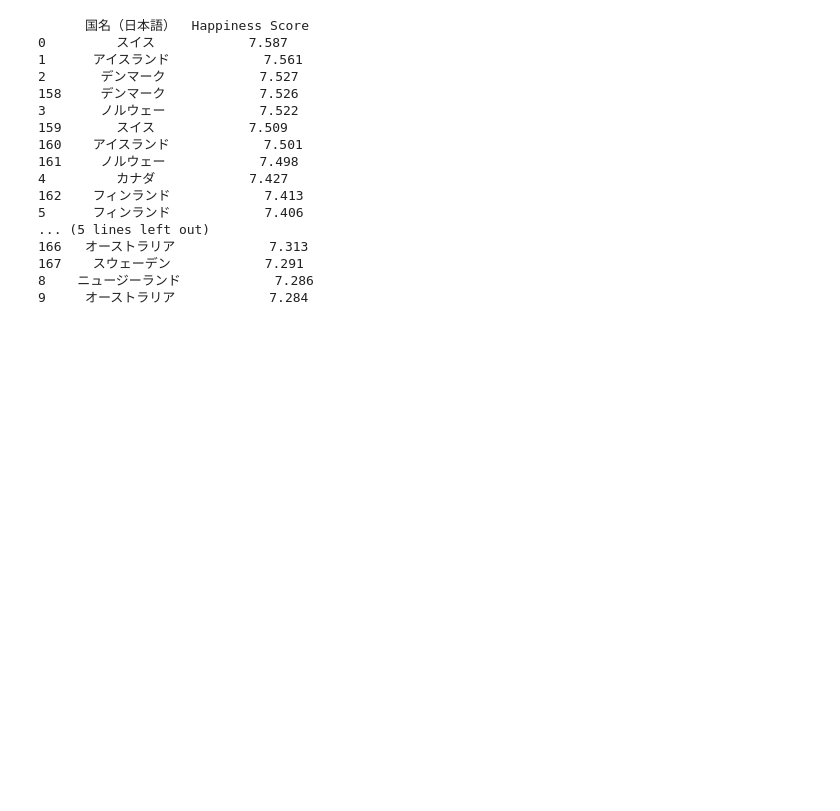
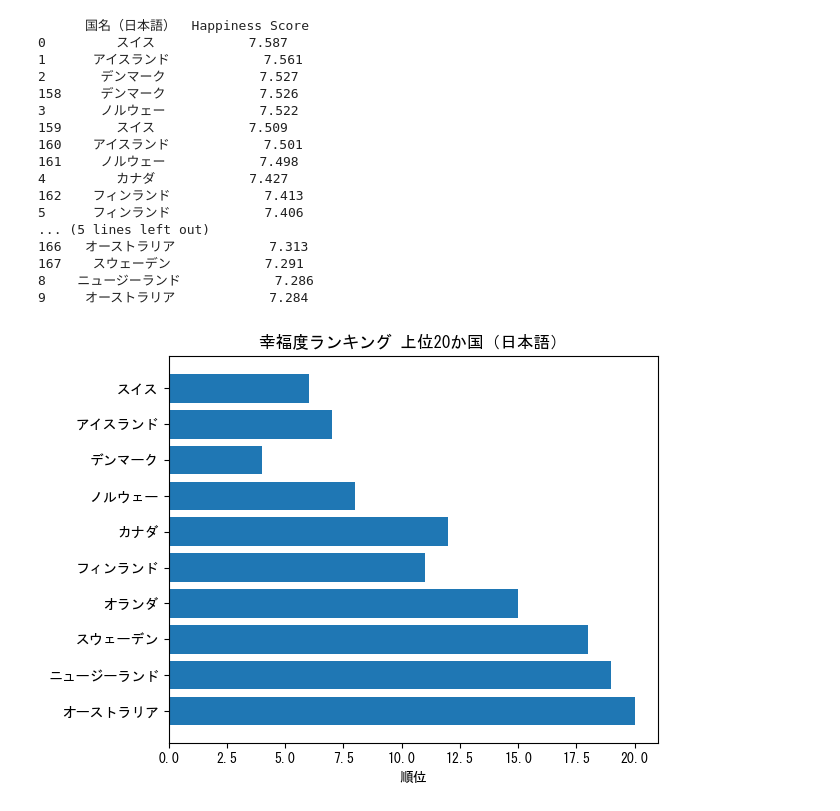
Before and after one commit to a250819a-crypto/me, a Jupyter notebook: week14/part2.ipynb, the cells around one changed output. Drawn from its saved outputs; the diff is of its cells as text; code cells hidden in the pictures; blank space fills up the shorter version.

```diff
--- a/week14/part2.ipynb
+++ b/week14/part2.ipynb
@@ -178,0 +227,40 @@ print(top20[["国名（日本語）", "Happiness Score"]])
+# %%
+import pandas as pd
+import matplotlib.pyplot as plt
+
+# 日本語フォント（□対策）
+plt.rcParams["font.family"] = "MS Gothic"
+
+# CSV読み込み
+df_csv = pd.read_csv("world_happiness_report.csv")
+
+# 必要な列だけ
+df_csv = df_csv.dropna(subset=["Country", "Happiness Score"])
+
+# 国名を日本語に変換
+df_csv["Country_JA"] = df_csv["Country"].map(country_map)
+
+# 日本語に変換できた国だけ残す
+df_csv = df_csv.dropna(subset=["Country_JA"])
+
+# 幸福度で上位20
+df_csv_top20 = (
+    df_csv
+    .sort_values("Happiness Score", ascending=False)
+    .head(20)
+    .reset_index(drop=True)
+)
+
+# 順位付け
+df_csv_top20["Rank"] = df_csv_top20.index + 1
+
+# グラフ
+plt.figure()
+plt.barh(df_csv_top20["Country_JA"], df_csv_top20["Rank"])
+plt.gca().invert_yaxis()
+plt.xlabel("順位")
+plt.title("幸福度ランキング 上位20か国（日本語）")
+plt.tight_layout()
+plt.show()
+# %% [output]
+[figure, added]
```
Also changed, not shown: parts of 14 cells of this notebook.
